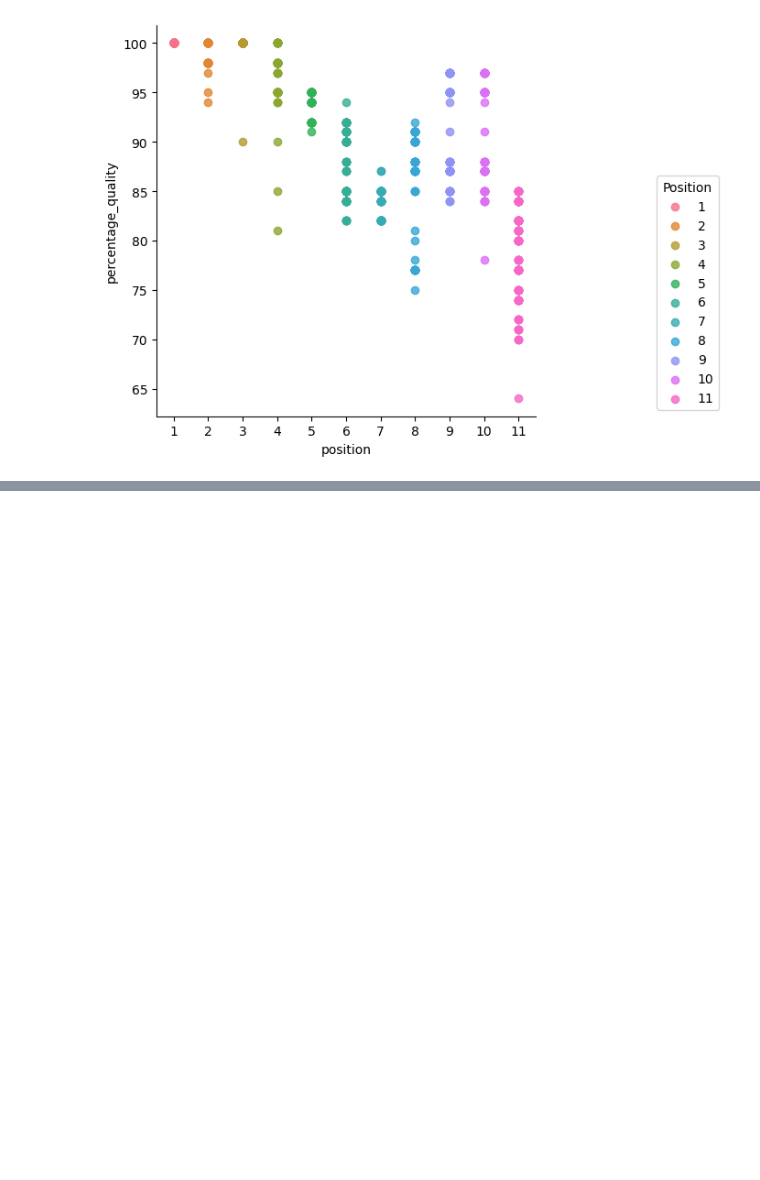
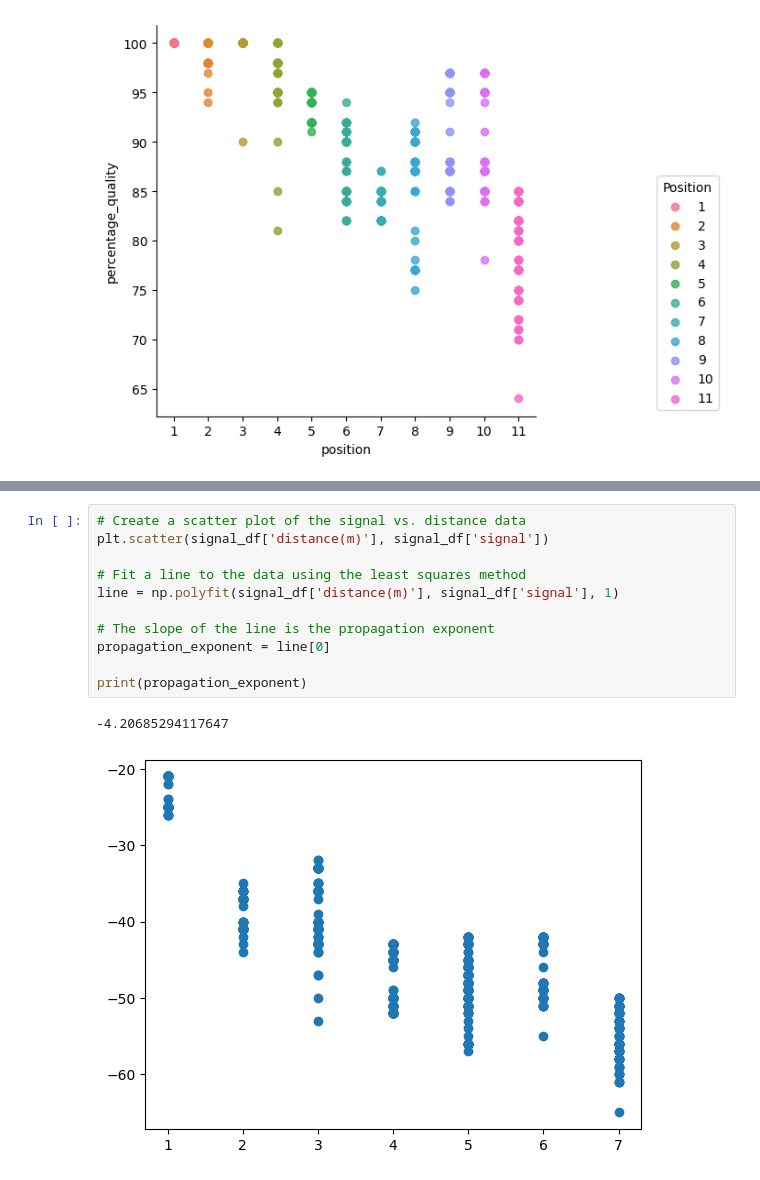
Before and after one commit to rafaelfigueredog/embedded-rssi-analysis, a Jupyter notebook: src/analysis/data-visualization.ipynb, the cells around one changed output, grey strips where cells are left out. Drawn from its saved outputs; the diff is of its cells as text; blank space fills up the shorter version.

```diff
--- a/src/analysis/data-visualization.ipynb
+++ b/src/analysis/data-visualization.ipynb
@@ -105,0 +189,14 @@ plt.show()
+# %%
+# Create a scatter plot of the signal vs. distance data
+plt.scatter(signal_df['distance(m)'], signal_df['signal'])
+
+# Fit a line to the data using the least squares method
+line = np.polyfit(signal_df['distance(m)'], signal_df['signal'], 1)
+
+# The slope of the line is the propagation exponent
+propagation_exponent = line[0]
+
+print(propagation_exponent)
+# %% [output]
+-4.20685294117647
+[figure, added]
```
Also changed, not shown: parts of 7 cells of this notebook, 1 other file.
